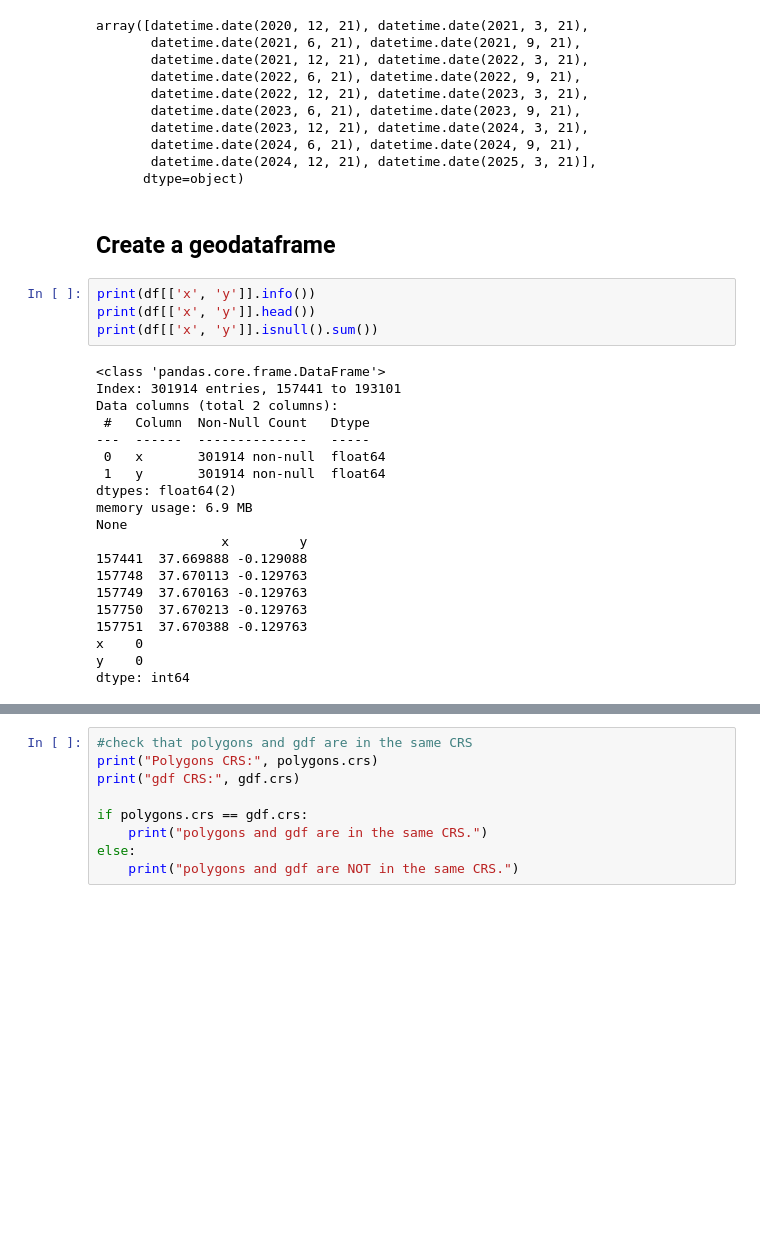
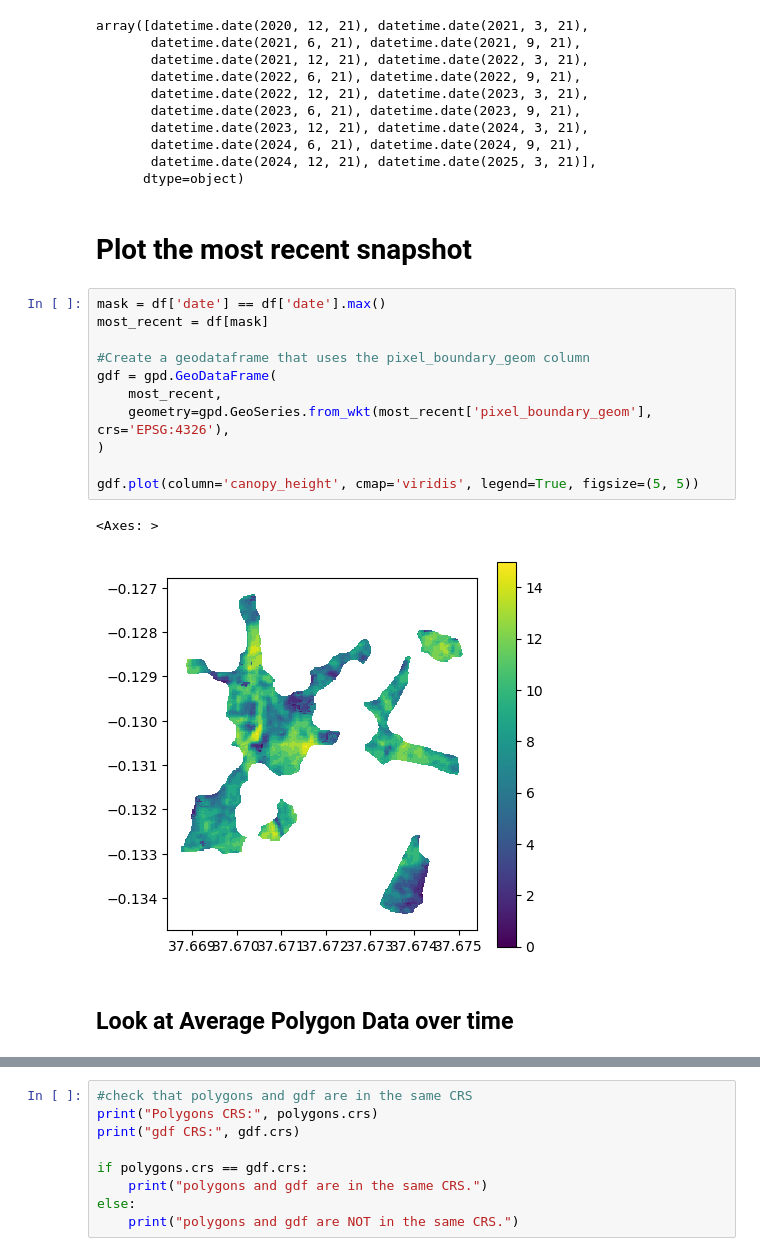
Before and after one commit to rumble-up/cecil-tutorials, a Jupyter notebook: 1_Request_AOI_from_Cecil_timeline.ipynb, the cells around one changed output, grey strips where cells are left out. Saved outputs shown, nothing was run; the diff lists cells and outputs as text; blank space fills up the shorter version.

Commit message:
Added heatmap plot

```diff
--- a/1_Request_AOI_from_Cecil_timeline.ipynb
+++ b/1_Request_AOI_from_Cecil_timeline.ipynb
@@ -194,32 +194,24 @@ array([datetime.date(2020, 12, 21), datetime.date(2021, 3, 21),
        datetime.date(2024, 6, 21), datetime.date(2024, 9, 21),
        datetime.date(2024, 12, 21), datetime.date(2025, 3, 21)],
       dtype=object)
-# %% [markdown]
-## Create a geodataframe
-# %%
-print(df[['x', 'y']].info())
-print(df[['x', 'y']].head())
-print(df[['x', 'y']].isnull().sum())
-# %% [output]
-<class 'pandas.core.frame.DataFrame'>
-Index: 301914 entries, 157441 to 193101
-Data columns (total 2 columns):
- #   Column  Non-Null Count   Dtype
----  ------  --------------   -----
- 0   x       301914 non-null  float64
- 1   y       301914 non-null  float64
-dtypes: float64(2)
-memory usage: 6.9 MB
-None
-                x         y
-157441  37.669888 -0.129088
-157748  37.670113 -0.129763
-157749  37.670163 -0.129763
-157750  37.670213 -0.129763
-157751  37.670388 -0.129763
-x    0
-y    0
-dtype: int64
+# %% [markdown]
+# Plot the most recent snapshot
+# %%
+mask = df['date'] == df['date'].max()
+most_recent = df[mask]
+
+#Create a geodataframe that uses the pixel_boundary_geom column
+gdf = gpd.GeoDataFrame(
+    most_recent,
+    geometry=gpd.GeoSeries.from_wkt(most_recent['pixel_boundary_geom'], crs='EPSG:4326'),
+)
+
+gdf.plot(column='canopy_height', cmap='viridis', legend=True, figsize=(5, 5))
+# %% [output]
+<Axes: >
+[figure, added]
+# %% [markdown]
+## Look at Average Polygon Data over time
 # %%
 #Convert to a GeoDataFrame using the x and y coordinates to create point geometries
 
```
Also changed, not shown: parts of 4 cells of this notebook.
